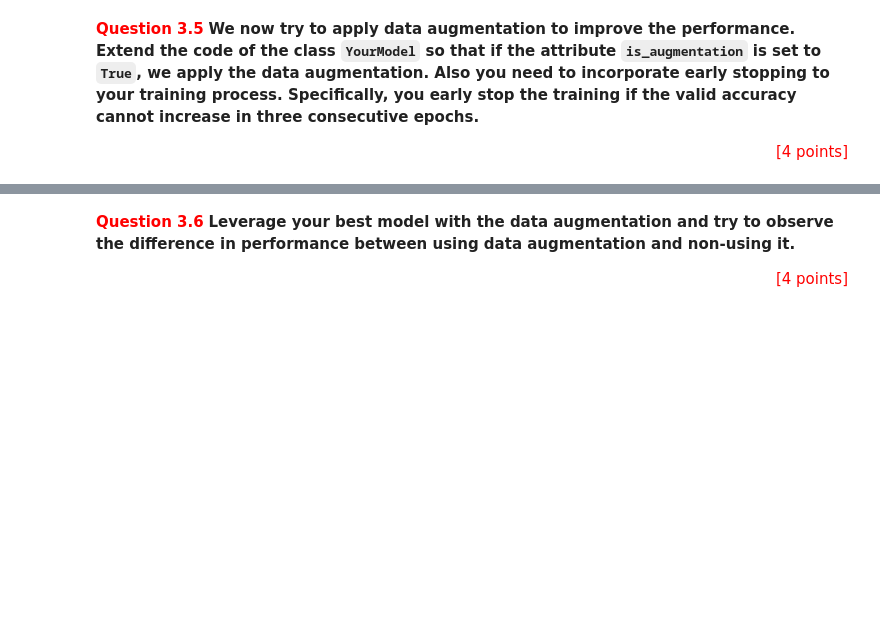
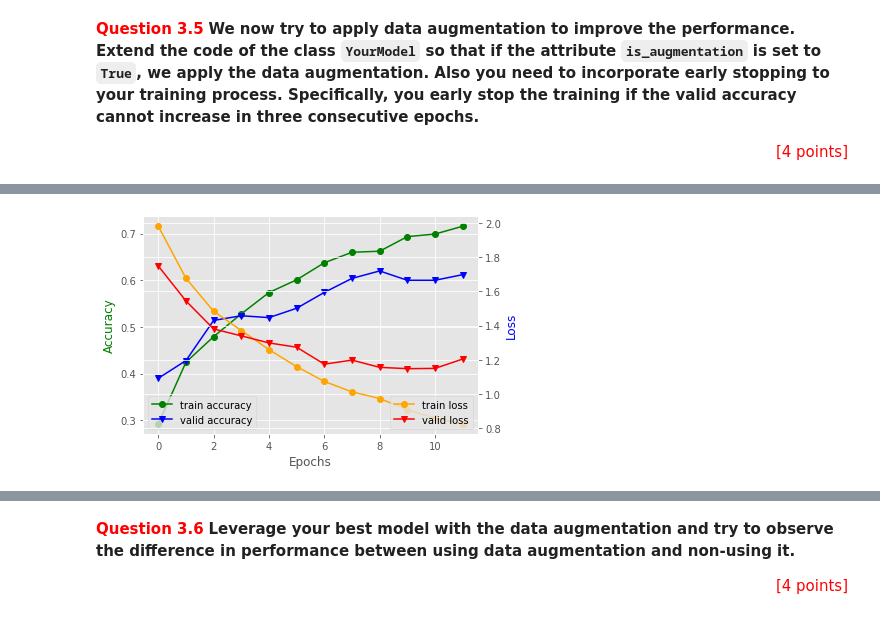
Before and after one commit to multipletwigs/FIT3181-Deep-Learning, a Jupyter notebook: FIT3181_Assignment_1/Assignment01_Part3_solution.ipynb, the cells around one changed output, grey strips where cells are left out. Saved outputs shown, nothing was run; the diff lists cells and outputs as text; code cells hidden in the pictures; blank space fills up the shorter version.

```diff
--- a/FIT3181_Assignment_1/Assignment01_Part3_solution.ipynb
+++ b/FIT3181_Assignment_1/Assignment01_Part3_solution.ipynb
@@ -652,0 +682,4 @@ augmented_model.fit(data_manager, batch_size=None)
+# %%
+augmented_model.plot_progress()
+# %% [output]
+[figure, added]
```
Also changed, not shown: parts of 71 cells of this notebook, 5 other files.
